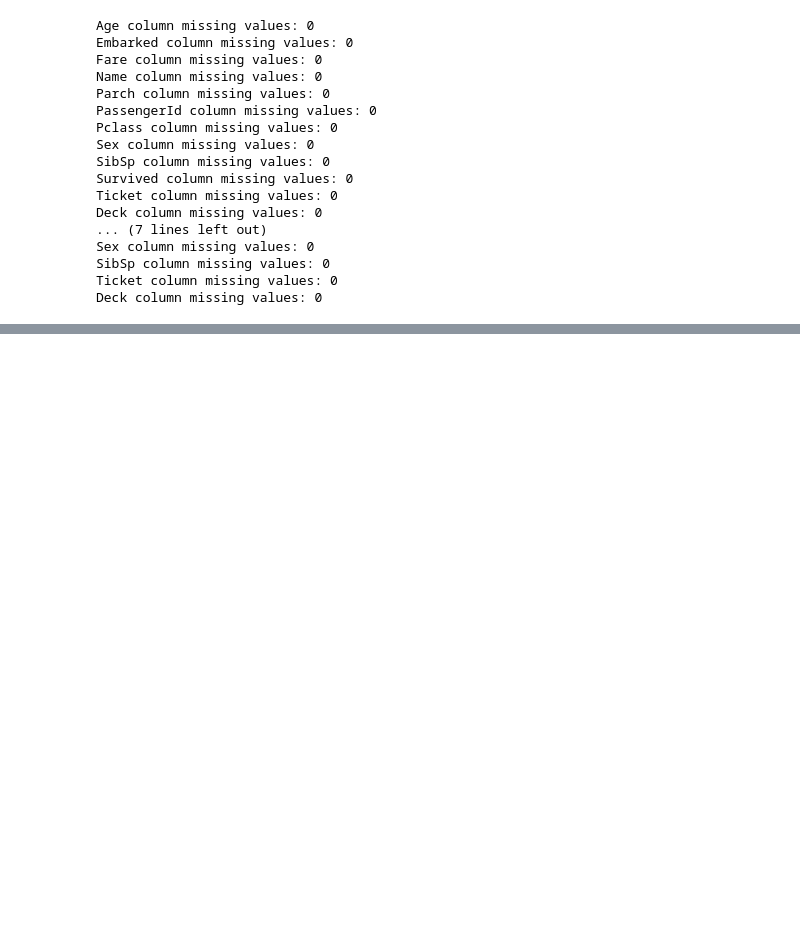
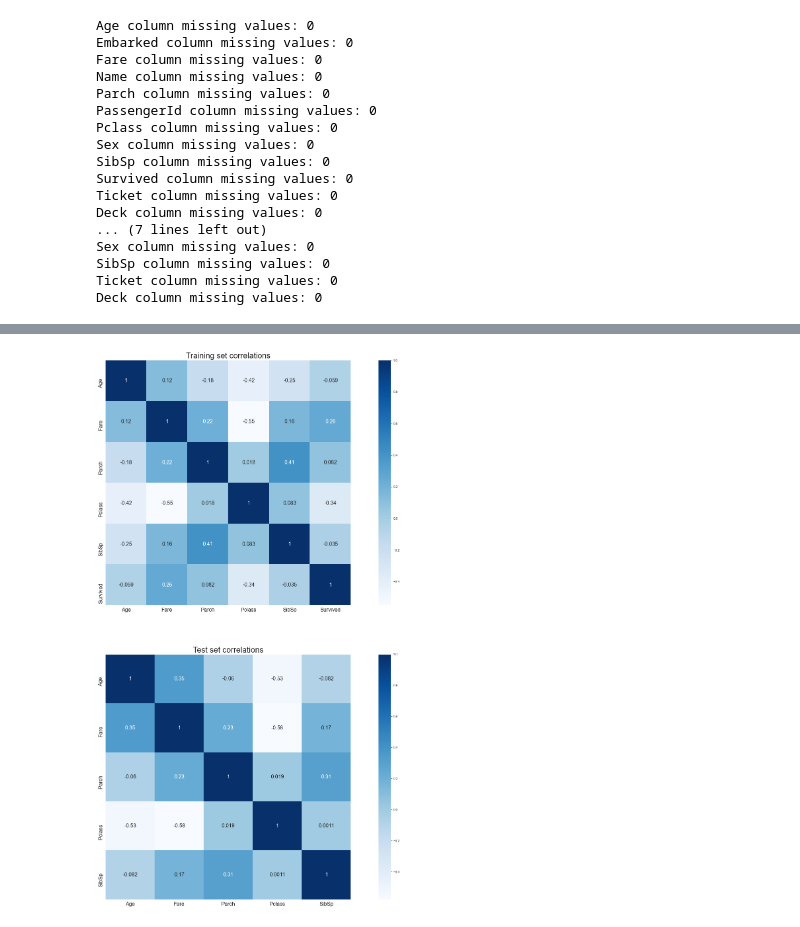
Before and after one commit to juan190199/Kaggle, a Jupyter notebook: Titanic - Machine Learning from Disaster/titanic_v2.ipynb, the cells around one changed output, grey strips where cells are left out. Saved outputs shown, nothing was run; the diff lists cells and outputs as text; code cells hidden in the pictures; blank space fills up the shorter version.

```diff
--- a/Titanic - Machine Learning from Disaster/titanic_v2.ipynb
+++ b/Titanic - Machine Learning from Disaster/titanic_v2.ipynb
@@ -360,0 +423,16 @@ Deck column missing values: 0
+# %%
+fig, axs = plt.subplots(nrows=2, figsize=(30, 30))
+
+sns.heatmap(df_train.drop(['PassengerId'], axis=1).corr(), ax=axs[0], annot=True, square=True, cmap='Blues', annot_kws={'size': 16})
+sns.heatmap(df_test.drop(['PassengerId'], axis=1).corr(), ax=axs[1], annot=True, square=True, cmap='Blues', annot_kws={'size': 16})
+
+for i in range(2):
+    axs[i].tick_params(axis='x', labelsize=16)
+    axs[i].tick_params(axis='y', labelsize=16)
+
+axs[0].set_title('Training set correlations', size=24)
+axs[1].set_title('Test set correlations', size=24)
+
+plt.show()
+# %% [output]
+[figure, added]
```
Also changed, not shown: parts of 9 cells of this notebook.
